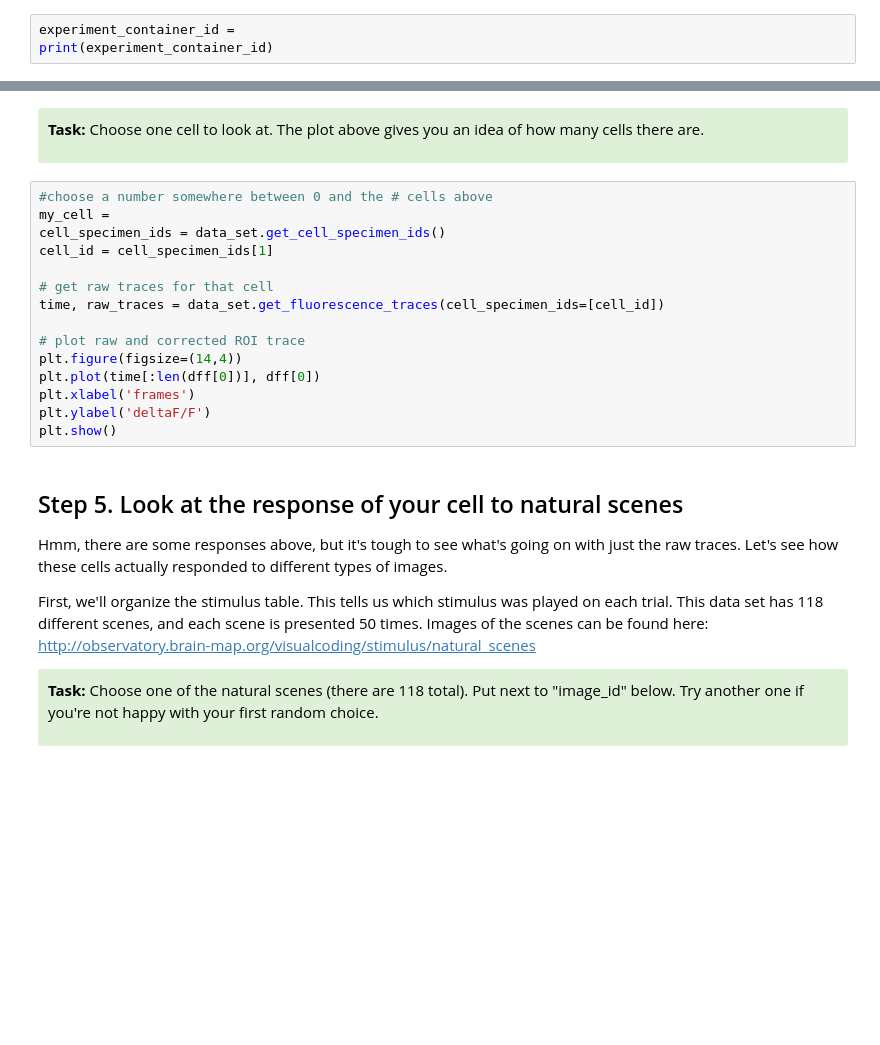
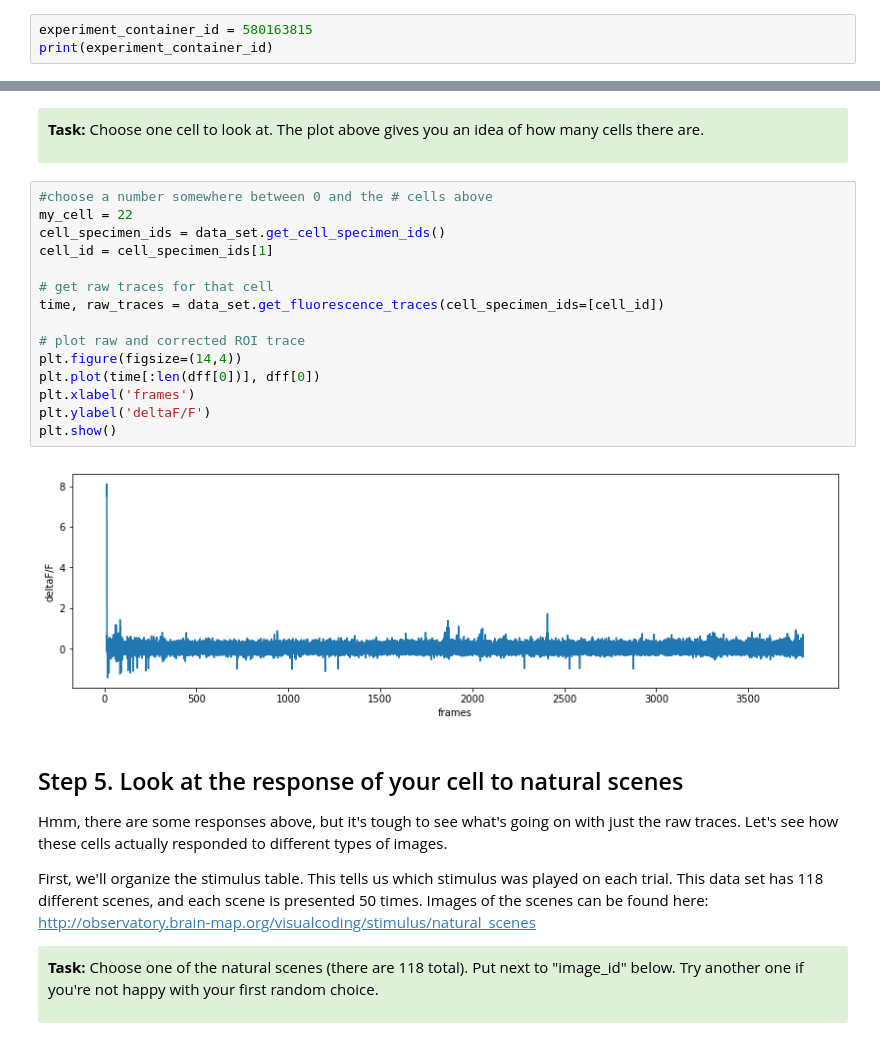
Before and after one commit to ajuavinett/BIPN145, a Jupyter notebook: Computer Lab #3 - Brain Observatory.ipynb, the cells around one changed output, grey strips where cells are left out. Saved outputs shown, nothing was run; the diff lists cells and outputs as text; blank space fills up the shorter version.

Commit message:
change plotting

```diff
--- a/Computer Lab #3 - Brain Observatory.ipynb
+++ b/Computer Lab #3 - Brain Observatory.ipynb
@@ -74,3 +88,3 @@ exps_df.head()
 # %%
-experiment_container_id =
+experiment_container_id = 580163815
 print(experiment_container_id)
@@ -142,19 +168,21 @@ for i in range(50):
 <p><b>Task:</b> Choose one cell to look at. The plot above gives you an idea of how many cells there are.</div>
 # %%
 #choose a number somewhere between 0 and the # cells above
-my_cell =
+my_cell = 22
 cell_specimen_ids = data_set.get_cell_specimen_ids()
 cell_id = cell_specimen_ids[1]
 
 # get raw traces for that cell
 time, raw_traces = data_set.get_fluorescence_traces(cell_specimen_ids=[cell_id])
 
 # plot raw and corrected ROI trace
 plt.figure(figsize=(14,4))
 plt.plot(time[:len(dff[0])], dff[0])
 plt.xlabel('frames')
 plt.ylabel('deltaF/F')
 plt.show()
+# %% [output]
+[figure, added]
 # %% [markdown]
 ## Step 5. Look at the response of your cell to natural scenes
 Hmm, there are some responses above, but it's tough to see what's going on with just the raw traces. Let's see how these cells actually responded to different types of images.
```
Also changed, not shown: parts of 16 cells of this notebook, 1 other file.
